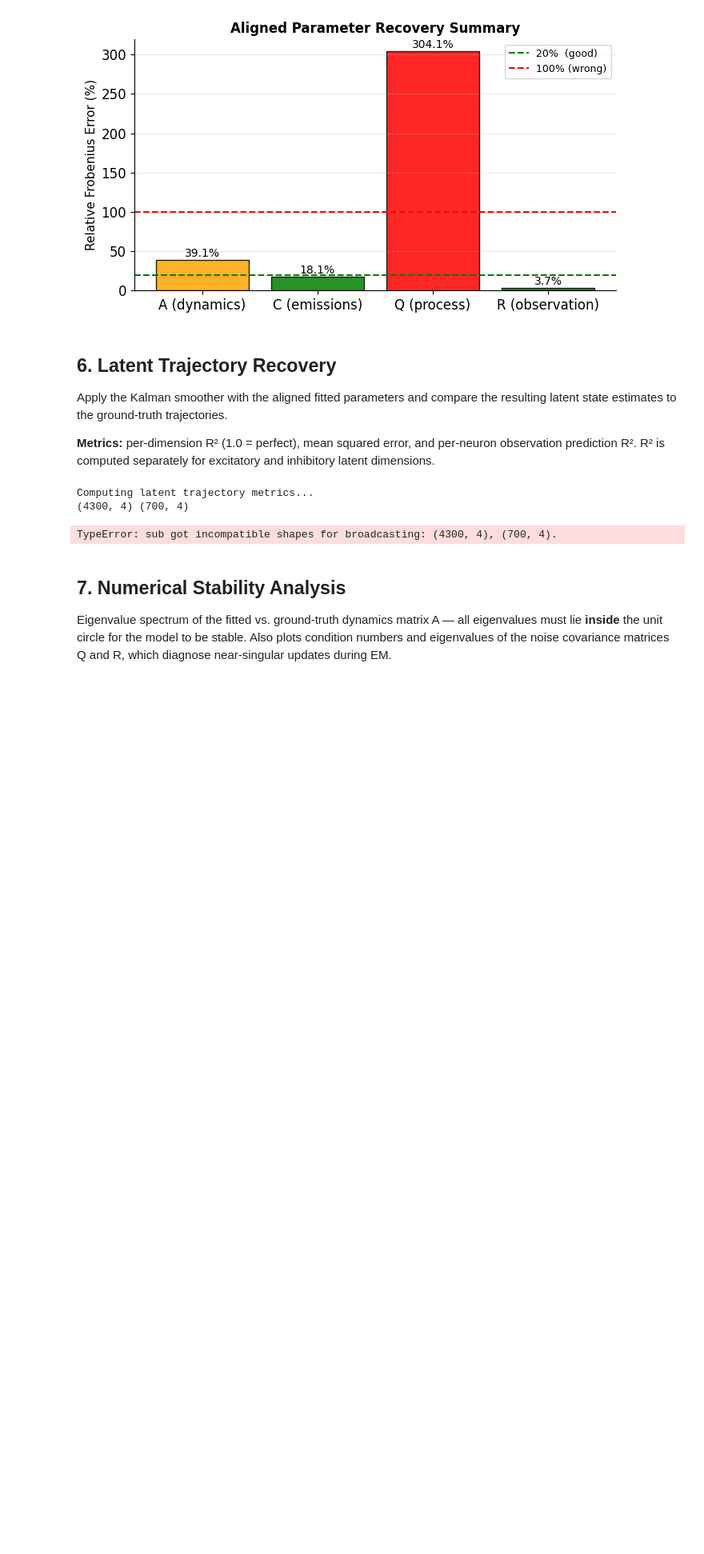
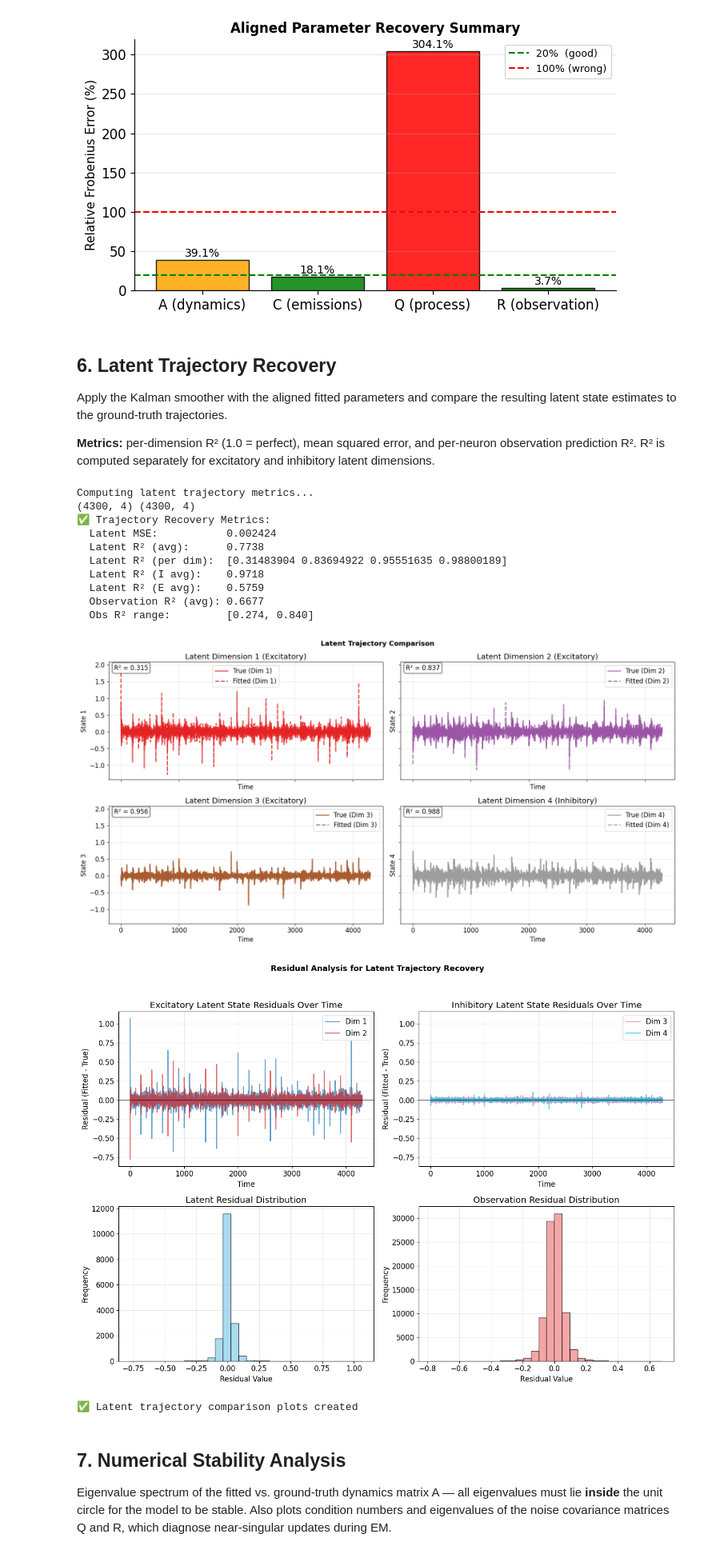
Before and after one commit to kasherri/CTDS, a Jupyter notebook: notebooks/exp0_benchmark.ipynb, the cells around one changed output. Shown at 80% size. Saved outputs shown, nothing was run; the diff lists cells and outputs as text; code cells hidden in the pictures; blank space fills up the shorter version.

```diff
--- a/notebooks/exp0_benchmark.ipynb
+++ b/notebooks/exp0_benchmark.ipynb
@@ -863,7 +864,7 @@ Apply the Kalman smoother with the aligned fitted parameters and compare the res
 # %%
 # Compute latent trajectory recovery
 print("Computing latent trajectory metrics...")
-states_true=batched_states[:num_train_trials].reshape(-1, D)
+states_true=batched_states[num_train_trials:].reshape(-1, D)
 # Run smoother to get fitted latent states
 vmap_smoother = jax.vmap(ctds.smoother, in_axes=(None, 0))
 posterior = vmap_smoother(params_recovered, train_datas)
@@ -987,35 +988,45 @@ fig.savefig(os.path.join(_EXP0_FIG_DIR, "latent_residuals_over_time.png"), dpi=3
 
 # Observation residuals over time
 obs_residuals = observations_pred - observations
 """
 axes[0, 1].plot(jnp.mean(jnp.abs(obs_residuals), axis=1), color='red', linewidth=2)
 axes[0, 1].set_title('Mean Absolute Observation Residuals')
 axes[0, 1].set_xlabel('Time')
 axes[0, 1].set_ylabel('Mean |Residual|')
 axes[0, 1].grid(True, alpha=0.3)
 """
 # Residual distributions
 axes[1, 0].hist(latent_residuals.flatten(), bins=30, alpha=0.7, color='skyblue', edgecolor='black')
 axes[1, 0].set_title('Latent Residual Distribution')
 axes[1, 0].set_xlabel('Residual Value')
 axes[1, 0].set_ylabel('Frequency')
 axes[1, 0].grid(True, alpha=0.3)
 
 axes[1, 1].hist(obs_residuals.flatten(), bins=30, alpha=0.7, color='lightcoral', edgecolor='black')
 axes[1, 1].set_title('Observation Residual Distribution')
 axes[1, 1].set_xlabel('Residual Value')
 axes[1, 1].set_ylabel('Frequency')
 axes[1, 1].grid(True, alpha=0.3)
 
 plt.tight_layout(rect=[0, 0, 1, 0.95])
 plt.suptitle('Residual Analysis for Latent Trajectory Recovery', fontsize=13, fontweight='bold')
 plt.savefig(os.path.join(_EXP0_FIG_DIR, "latent_residual_analysis.png"), dpi=300, bbox_inches='tight')
 plt.show()
 print("✅ Latent trajectory comparison plots created")
 # %% [output]
 Computing latent trajectory metrics...
-(4300, 4) (700, 4)
+(4300, 4) (4300, 4)
+✅ Trajectory Recovery Metrics:
+  Latent MSE:           0.002424
+  Latent R² (avg):      0.7738
+  Latent R² (per dim):  [0.31483904 0.83694922 0.95551635 0.98800189]
+  Latent R² (I avg):    0.9718
+  Latent R² (E avg):    0.5759
+  Observation R² (avg): 0.6677
+  Obs R² range:         [0.274, 0.840]
+[figure, added]
+[figure, added]
-TypeError: sub got incompatible shapes for broadcasting: (4300, 4), (700, 4).
+✅ Latent trajectory comparison plots created
 # %% [markdown]
 ## 7. Numerical Stability Analysis
 
```
Also changed, not shown: parts of 6 cells of this notebook, 3 other files.
